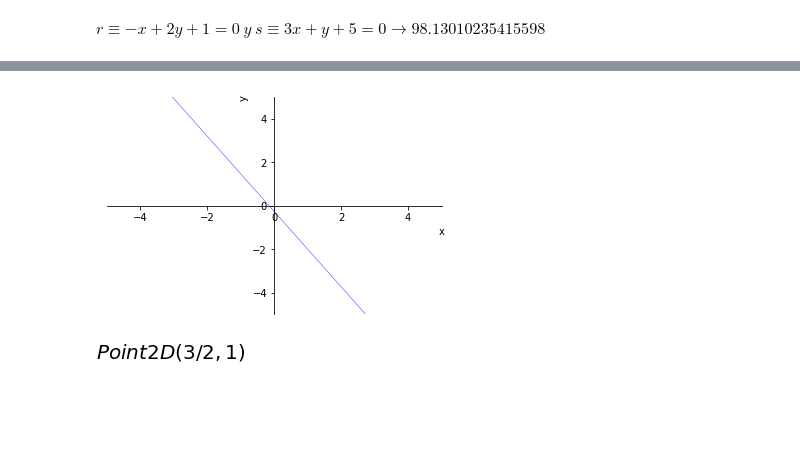
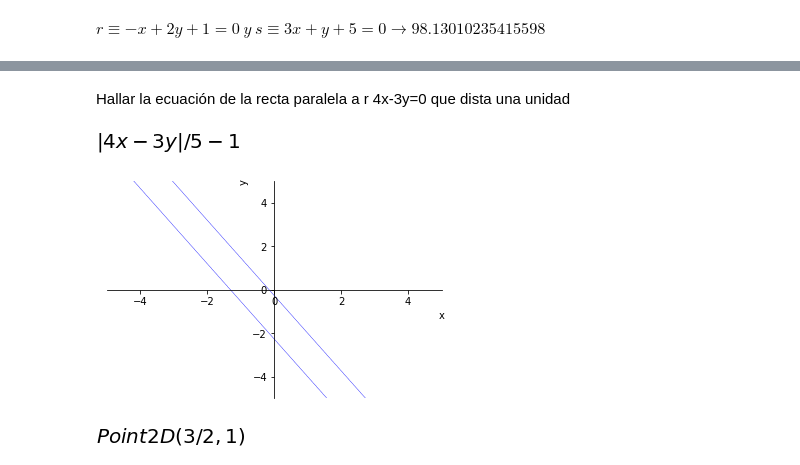
Before and after one commit to crdguez/mat1bac_cit, a Jupyter notebook: notebooks/25 Geometria Plana.ipynb, the cells around one changed output, grey strips where cells are left out. Cells and saved outputs as stored; diff of their text form; code cells hidden in the pictures; blank space fills up the shorter version.

```diff
--- a/notebooks/25 Geometria Plana.ipynb
+++ b/notebooks/25 Geometria Plana.ipynb
@@ -98,7 +92,7 @@ for i, s in enumerate(pre_enunciado_latex) :
     enunciado = str(s)
     sol1, sol2 =Line(Point(s[0]),Point(s[0])+Point(s[1])).equation(), Line(Point(s[0]),Point(s[0])+Point(s[1])).arbitrary_point()
     solucion.append(latex(Eq(sol1,0)) + " y " + latex(Eq(sol2,(x,y))))
-    display(solucion)
+
 
 df_ejercicios = df_ejercicios.append(añadir_ejercicios(enunciado_latex, enunciado, solucion, texto_ejercicio, curso, titulo , n_ejercicio, '1', '2', enun_tex=True), ignore_index=True)
 # %% [output]
@@ -261,0 +302,36 @@ Linea(r'3x+2y+8=0')
+# %%
+# Página 51 ejercicio 20
+
+texto_ejercicio = r"""Calcula el vértice C de un triángulo, sabiendo que:"""
+
+n_ejercicio = 'p051e20'
+
+display(md("**"+texto_ejercicio+"**"))
+
+# vectores iniciales correspondientes al texto del enunciado
+
+pre_enunciado_latex = [
+                    [(4,0),(6,2),r'3x+y-1=0'],
+                      ]
+
+enunciado_latex, enunciado, solucion = [],[],[]
+
+for i, s in enumerate(pre_enunciado_latex) :
+    enunciado_latex.append(" A"+str(s[0])+"\  , \ B=" +str(s[1])+ " \ y \  C \in r\equiv "+str(s[2]))
+    enunciado = str(s)
+    r = Linea(s[2])
+
+    P = Point(x,y)
+
+    r.distance(Point(s[0]))
+
+    sol = solve([P.distance(s[0])-P.distance(s[1]),r.equation()])
+    solucion.append(latex(sol))
+    display(md("$"+ enunciado_latex[i] +" \\rightarrow " + solucion[i] +"$"))
+
+    #p1 = plot_implicit(Linea(s[1]).equation(),show=False)
+    #p2 = plot_implicit(Line(s[0],slope=m).equation(),show=False)
+    #p1.extend(p2)
+    #p1.show()
+
+df_ejercicios = df_ejercicios.append(añadir_ejercicios(enunciado_latex, enunciado, solucion, texto_ejercicio, curso, titulo , n_ejercicio, '1', '2', enun_tex=True), ignore_index=True)
@@ -262,7 +421,26 @@ Linea(r'3x+2y+8=0')
+# %% [markdown]
+Hallar la ecuación de la recta paralela a r 4x-3y=0 que dista una unidad
+# %%
+s = r'4x-3y=0'
+
+P = Point(x,y)
+r1 = Linea(s)
+#r1.slope, Eq(radsimp(cancel(r1.distance(P)-1)),0)
+
+factor(expand(r1.distance(P)))-1
+#nsimplify(r1.distance(P)-1)
+
+
+#float(r1.distance(Point(2,2)))
+# %% [output]
+[figure, added]
 # %%
 %matplotlib inline
-plot_implicit(Linea(r'\frac{\sqrt{3} x}{2} + \frac{y}{2} - \frac{\sqrt{3}}{2} + 1 = 0').equation())
+p1 = plot_implicit(Linea(r'\frac{\sqrt{3} x}{2} + \frac{y}{2} - \frac{\sqrt{3}}{2} + 1 = 0').equation(),show=False)
+p2 = plot_implicit(Linea(r'\frac{\sqrt{3} x}{2} + \frac{y}{2} - \frac{\sqrt{3}}{2} + 2 = 0').equation(),show=False)
+p1.extend(p2)
+p1.show()
 Linea(r'3x+2y+8=0').direction.orthogonal_direction
 # %% [output]
-[figure, old version]
+[figure, new version]
 [figure]
```
Also changed, not shown: parts of 19 cells of this notebook, 2 other files.
